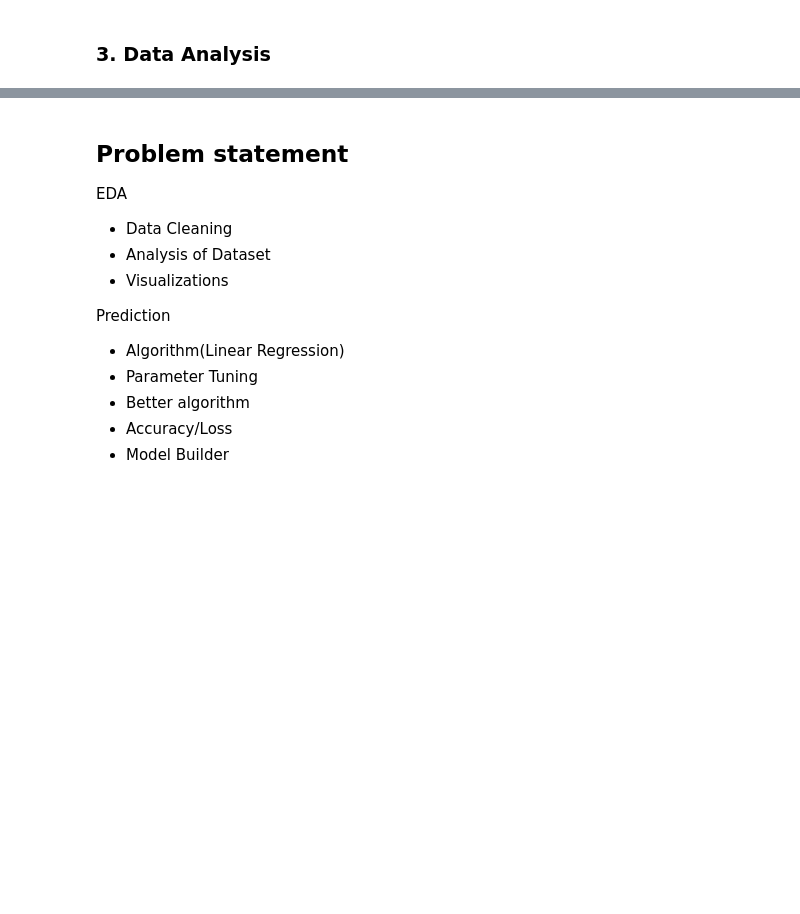
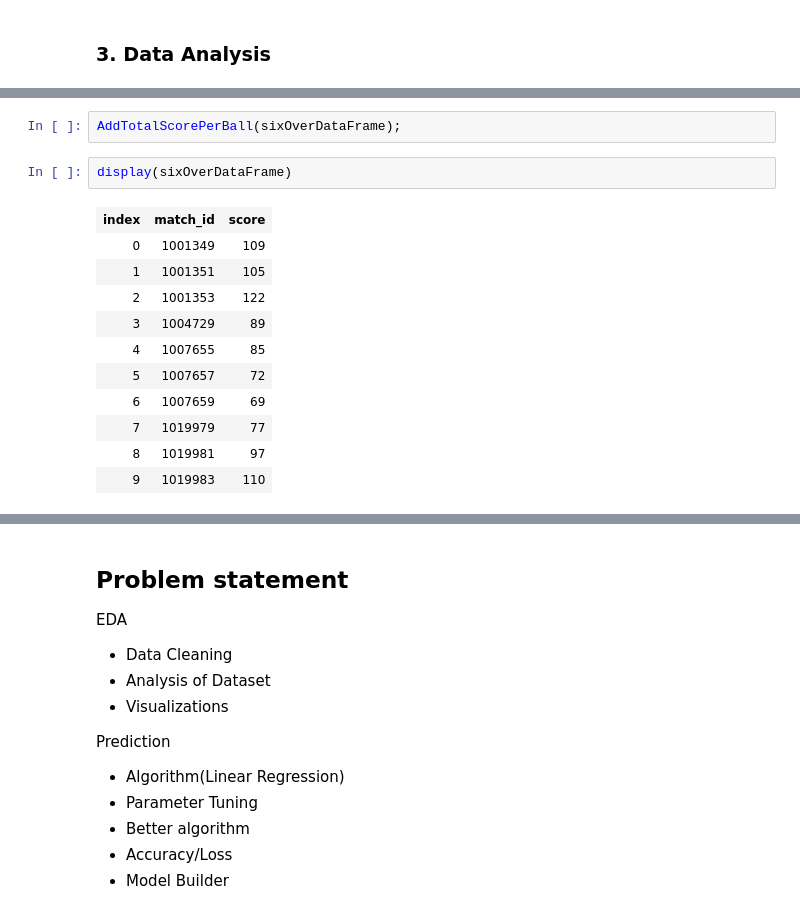
Before and after one commit to praveenraghuvanshi/tech-sessions, a Jupyter notebook: drafts/Sport Analytics/CricketAnalysis.ipynb, the cells around one changed output, grey strips where cells are left out. Drawn from its saved outputs; the diff is of its cells as text; blank space fills up the shorter version.

```diff
--- a/drafts/Sport Analytics/CricketAnalysis.ipynb
+++ b/drafts/Sport Analytics/CricketAnalysis.ipynb
@@ -240,0 +339,16 @@ sixOverDataFrame.Description()
+# %%
+AddTotalScorePerBall(sixOverDataFrame);
+# %%
+display(sixOverDataFrame)
+# %% [output]
+| index | match_id | score |
+| 0 | 1001349 | 109 |
+| 1 | 1001351 | 105 |
+| 2 | 1001353 | 122 |
+| 3 | 1004729 | 89 |
+| 4 | 1007655 | 85 |
+| 5 | 1007657 | 72 |
+| 6 | 1007659 | 69 |
+| 7 | 1019979 | 77 |
+| 8 | 1019981 | 97 |
+| 9 | 1019983 | 110 |
```
Also changed, not shown: parts of 10 cells of this notebook.
